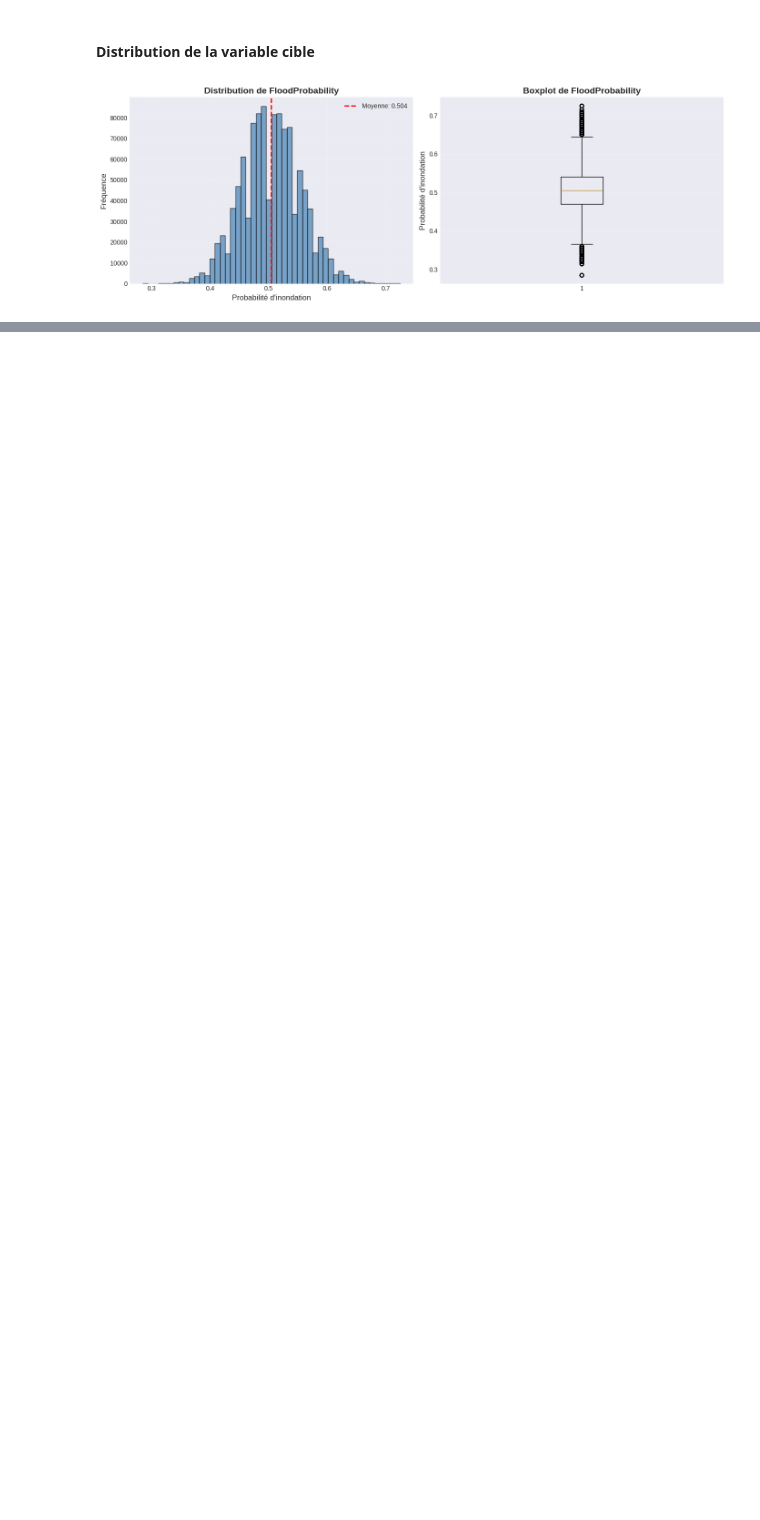
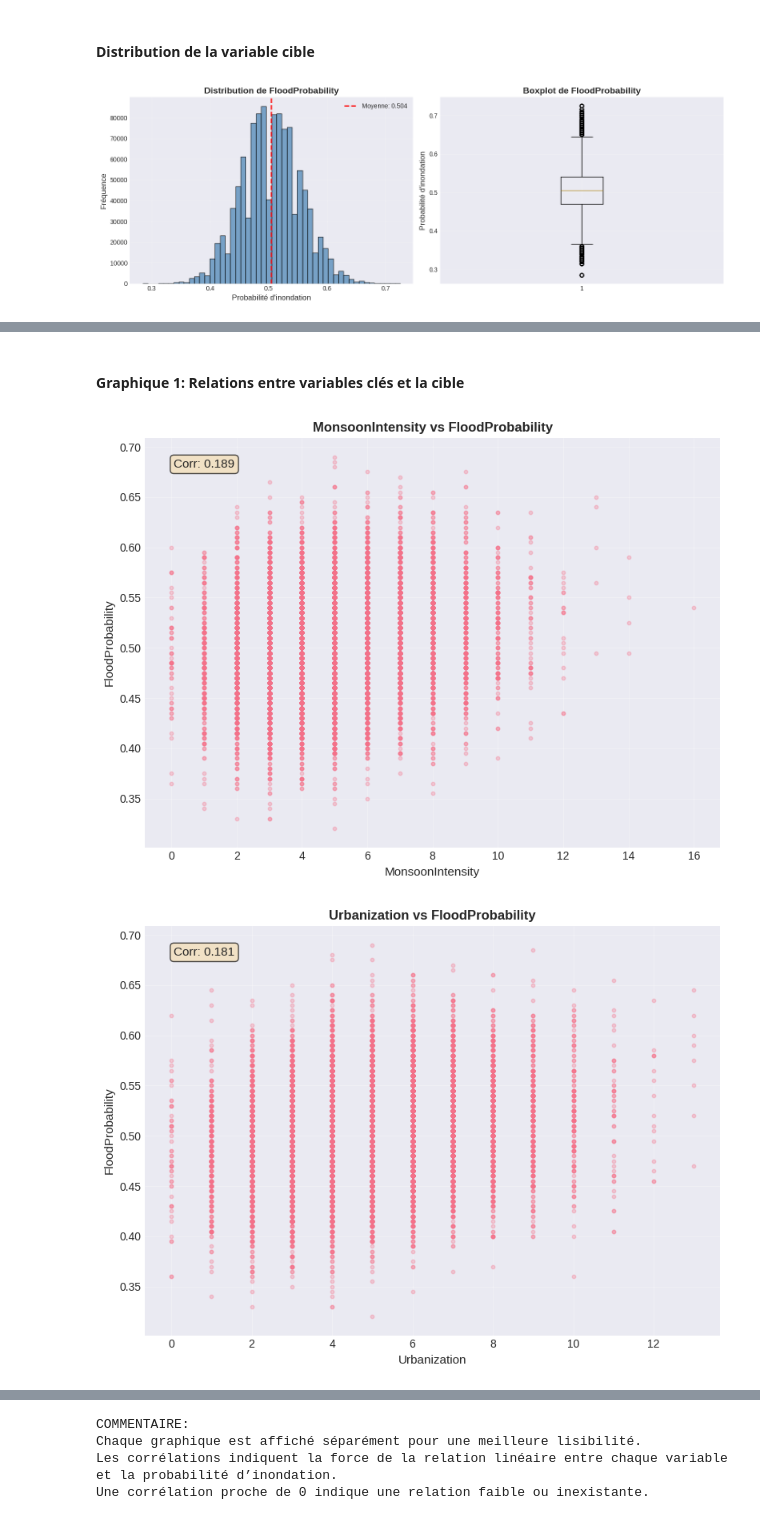
Before and after one commit to Mounix756/FloodPrediction, a Jupyter notebook: index.ipynb, the cells around one changed output, grey strips where cells are left out. Drawn from its saved outputs; the diff is of its cells as text; code cells hidden in the pictures; blank space fills up the shorter version.

Commit message:
feat : Graphique 1: Relations entre variables clés et la cible

```diff
--- a/index.ipynb
+++ b/index.ipynb
@@ -140,0 +148,48 @@ plt.show()
+# %% [markdown]
+#### Graphique 1: Relations entre variables clés et la cible
+# %%
+# Sélectionner 6 variables importantes pour visualisation
+key_vars = ['MonsoonIntensity', 'Urbanization', 'ClimateChange',
+            'DrainageSystems', 'PopulationScore', 'CoastalVulnerability']
+
+for var in key_vars:
+    # Créer une nouvelle figure pour chaque variable
+    plt.figure(figsize=(8, 6))
+
+    # Utiliser un échantillon pour la visualisation
+    sample_size = min(10000, len(train_df))
+    sample_df = train_df.sample(n=sample_size, random_state=42)
+
+    plt.scatter(
+        sample_df[var],
+        sample_df['FloodProbability'],
+        alpha=0.3,
+        s=10
+    )
+
+    plt.xlabel(var, fontsize=11)
+    plt.ylabel('FloodProbability', fontsize=11)
+    plt.title(f'{var} vs FloodProbability', fontsize=12, fontweight='bold')
+    plt.grid(True, alpha=0.3)
+
+    # Calculer et afficher la corrélation
+    corr = train_df[var].corr(train_df['FloodProbability'])
+    plt.text(
+        0.05, 0.95,
+        f'Corr: {corr:.3f}',
+        transform=plt.gca().transAxes,
+        fontsize=11,
+        verticalalignment='top',
+        bbox=dict(boxstyle='round', facecolor='wheat', alpha=0.7)
+    )
+
+    plt.tight_layout()
+    plt.show()
+
+print("COMMENTAIRE:")
+print("Chaque graphique est affiché séparément pour une meilleure lisibilité.")
+print("Les corrélations indiquent la force de la relation linéaire entre chaque variable et la probabilité d’inondation.")
+print("Une corrélation proche de 0 indique une relation faible ou inexistante.")
+# %% [output]
+[figure, added]
+[figure, added]
@@ -140,0 +200,4 @@ plt.show()
+COMMENTAIRE:
+Chaque graphique est affiché séparément pour une meilleure lisibilité.
+Les corrélations indiquent la force de la relation linéaire entre chaque variable et la probabilité d’inondation.
+Une corrélation proche de 0 indique une relation faible ou inexistante.
```
Also changed, not shown: parts of 2 cells of this notebook.
